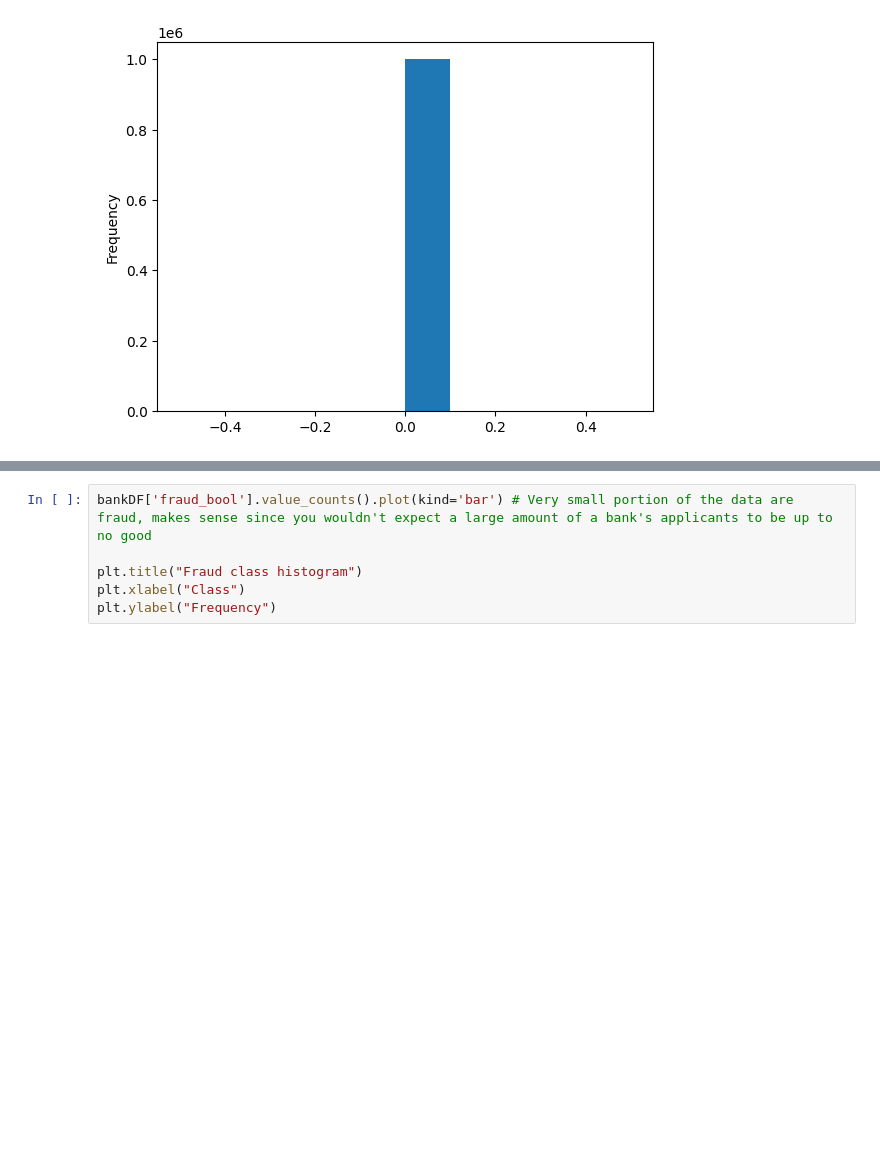
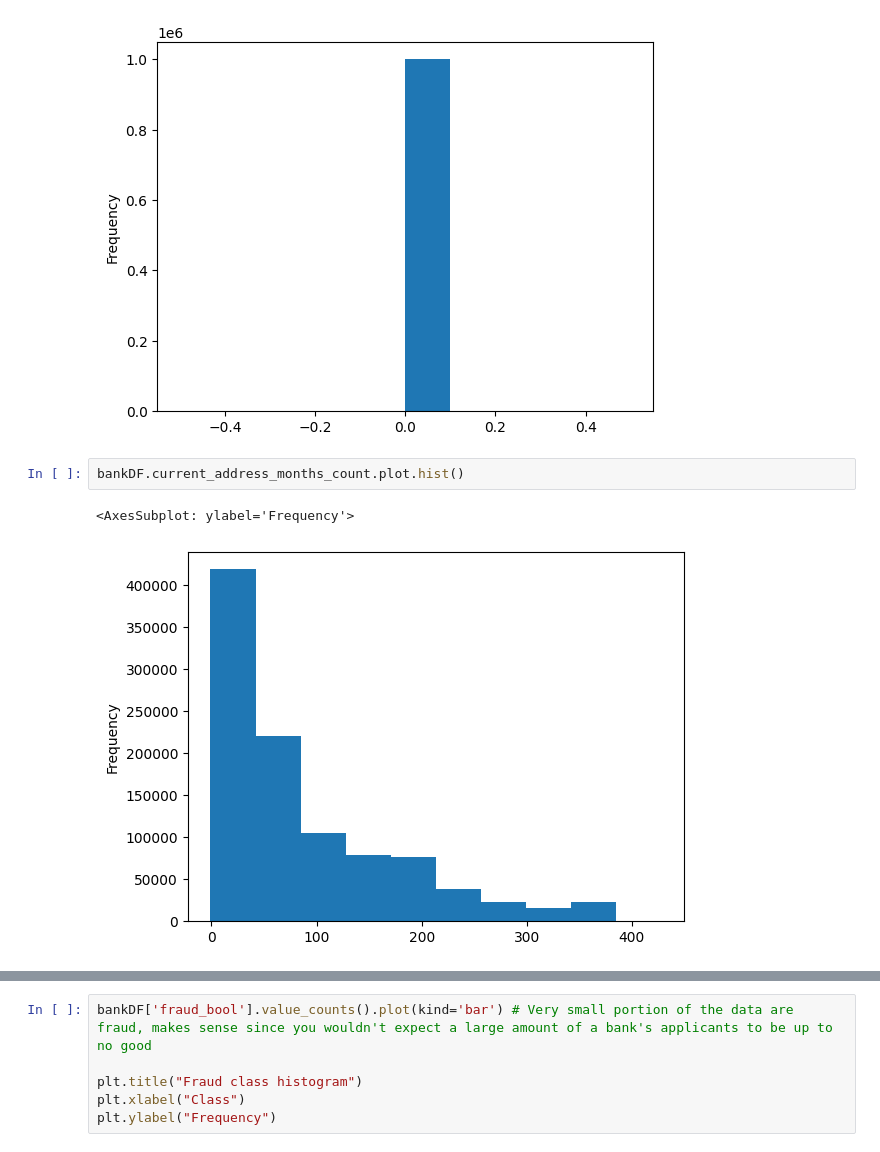
Before and after one commit to kevxemail/bank-fraud-detection, a Jupyter notebook: fraud_detect.ipynb, the cells around one changed output, grey strips where cells are left out. Drawn from its saved outputs; the diff is of its cells as text; blank space fills up the shorter version.

```diff
--- a/fraud_detect.ipynb
+++ b/fraud_detect.ipynb
@@ -81,3 +108,8 @@ bankDF.device_fraud_count.plot.hist() # All at 0 as expected, if a device was fl
 # %% [output]
 <AxesSubplot: ylabel='Frequency'>
 [figure]
+# %%
+bankDF.current_address_months_count.plot.hist()
+# %% [output]
+<AxesSubplot: ylabel='Frequency'>
+[figure, added]
```
Also changed, not shown: parts of 16 cells of this notebook, 2 other files.
